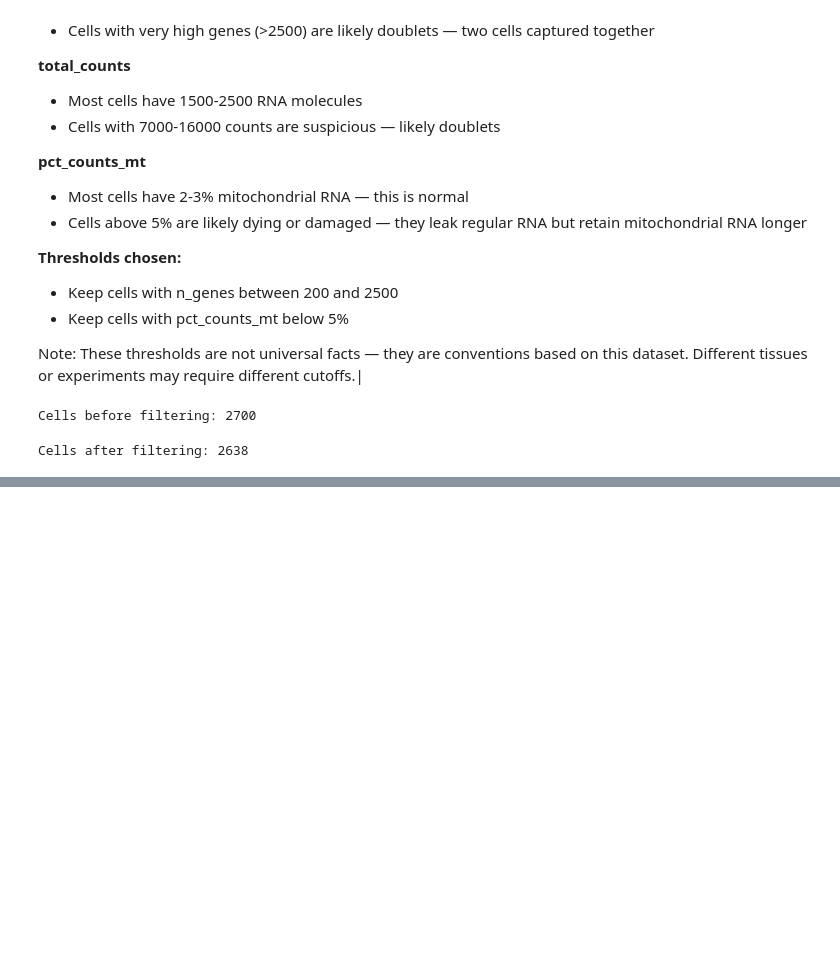
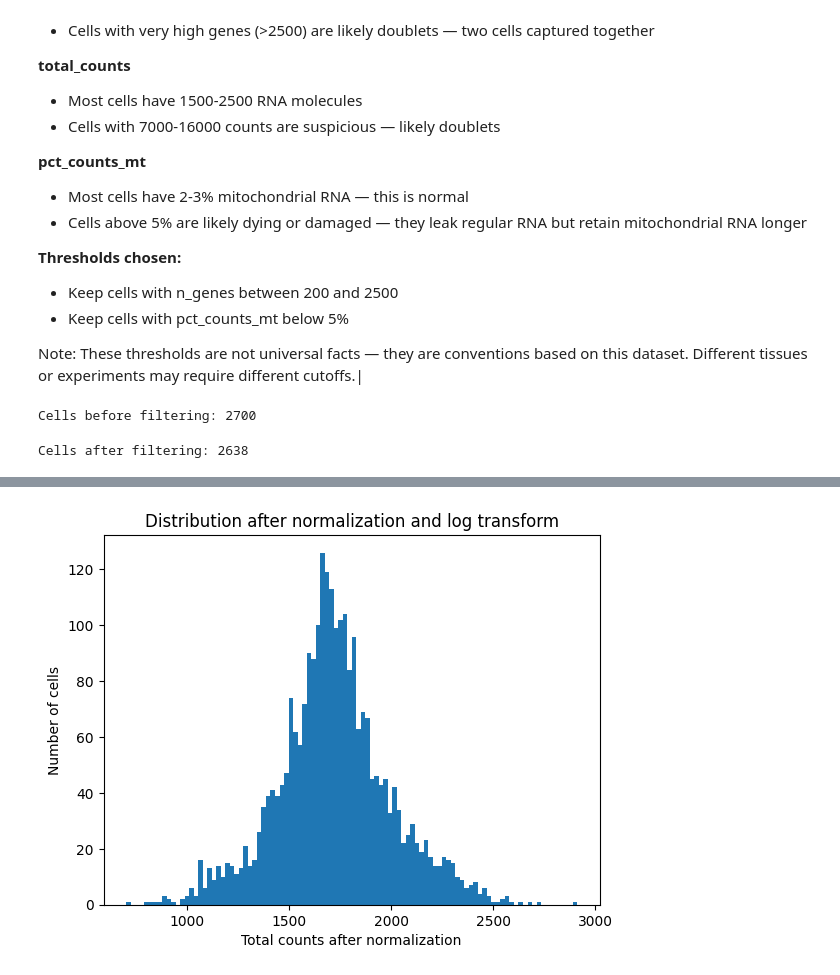
Before and after one commit to varghesebibin/scrna-pbmc3k, a Jupyter notebook: notebooks/01_pbmc3k_analysis.ipynb, the cells around one changed output, grey strips where cells are left out. Cells and saved outputs as stored; diff of their text form; code cells hidden in the pictures; blank space fills up the shorter version.

```diff
--- a/notebooks/01_pbmc3k_analysis.ipynb
+++ b/notebooks/01_pbmc3k_analysis.ipynb
@@ -141,0 +187,8 @@ Cells after filtering: 2638
+# %%
+plt.hist(adata.X.sum(axis=1), bins=100)
+plt.xlabel('Total counts after normalization')
+plt.ylabel('Number of cells')
+plt.title('Distribution after normalization and log transform')
+plt.show()
+# %% [output]
+[figure, added]
```
Also changed, not shown: parts of 34 cells of this notebook.
